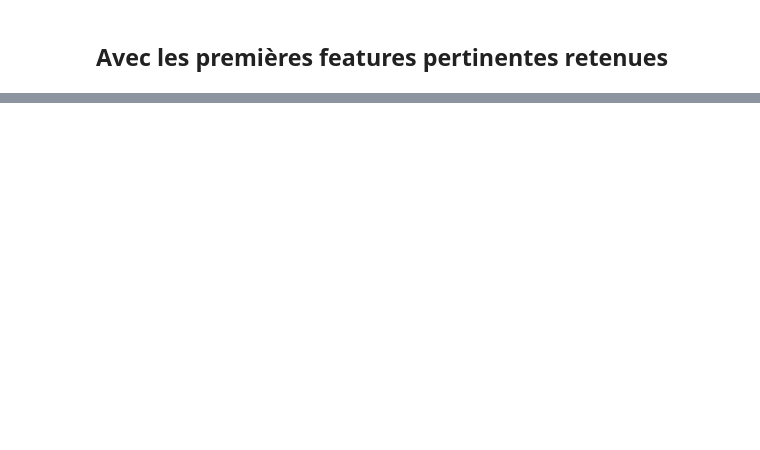
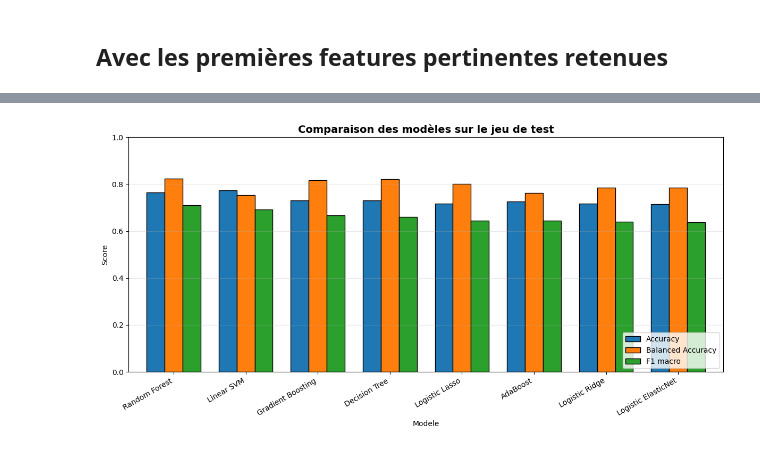
Before and after one commit to Bad-Ben-04/predict-energy-class-dpe, a Jupyter notebook: main.py.ipynb, the cells around one changed output, grey strips where cells are left out. Cells and saved outputs as stored; diff of their text form; code cells hidden in the pictures; blank space fills up the shorter version.

```diff
--- a/main.py.ipynb
+++ b/main.py.ipynb
@@ -854,7 +890,7 @@ features_v2 = [
 
     # Ventilation / bâti
     "ventilation_posterieure_2012",
-    "periode_construction",
+    "periode_construction_regroupee",
     "type_batiment",
     "classe_inertie_batiment",
 
@@ -974,0 +980,8 @@ shape: (1, 1)
+# %%
+ordinal_cols = [
+    "qualite_isolation_murs",
+    "qualite_isolation_menuiseries",
+    "qualite_isolation_plancher_bas",
+    "classe_inertie_batiment",
+    "production_pv_kmeans",
+]
@@ -977,8 +1069,10 @@ shape: (1, 1)
 # %%
 features_model = X_train.columns
 
-cat_cols_model, binary_cols_model, numeric_cols_model = separer_colonnes_pipeline(
+cat_cols, binary_cols, num_cols = separer_colonnes_pipeline(
     X_train,
     features_model
 )
+
+cat_cols = list(set(cat_cols) - set(ordinal_cols))
 # %%
@@ -1254,0 +1405,33 @@ intermediaire      0.876     0.874     0.875      8167
+# %%
+def plot_model_comparison(df_results):
+    """
+    Compare les modèles sur les métriques principales.
+    """
+    metrics_to_plot = [
+        "Accuracy",
+        "Balanced Accuracy",
+        "F1 macro",
+    ]
+
+    df_plot = df_results.set_index("Modele")[metrics_to_plot]
+
+    ax = df_plot.plot(
+        kind="bar",
+        figsize=(12, 6),
+        width=0.75,
+        edgecolor="black",
+    )
+
+    ax.set_title("Comparaison des modèles sur le jeu de test", fontsize=14, fontweight="bold")
+    ax.set_ylabel("Score")
+    ax.set_ylim(0, 1)
+    ax.grid(axis="y", alpha=0.3)
+    ax.legend(loc="lower right")
+    plt.xticks(rotation=30, ha="right")
+    plt.tight_layout()
+    plt.show()
+
+
+plot_model_comparison(df_results)
+# %% [output]
+[figure, added]
```
Also changed, not shown: parts of 133 cells of this notebook, 9 other files.
